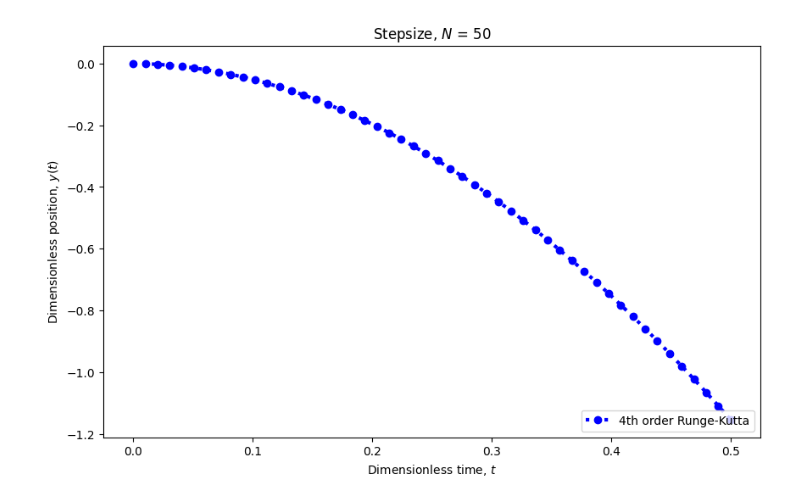
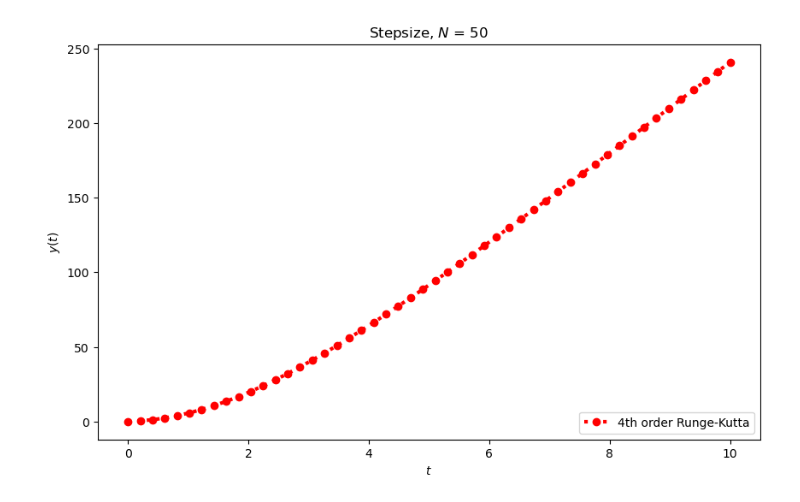
Before and after one commit to emmanuellfc/Tufts, a Jupyter notebook: Spring_2025/Computational_Physics/Runge_Kutta_DEV.ipynb, the cells around one changed output. Drawn from its saved outputs; the diff is of its cells as text; code cells hidden in the pictures.

```diff
--- a/Spring_2025/Computational_Physics/Runge_Kutta_DEV.ipynb
+++ b/Spring_2025/Computational_Physics/Runge_Kutta_DEV.ipynb
@@ -55,7 +8,8 @@ c_d=.45
 rho=1
 area= 1.26*10**-3 #cross sectional area of ping pong ball in m^2
 mass=2.7*10**-3 #mass of ping pong ball in kg
-gamma = .5*(1/mass)*rho*area*c_d
+# gamma = .5*(1/mass)*rho*area*c_d
+gamma = 0.01
 
 def drag(v_):
   """
@@ -67,7 +21,7 @@ def drag(v_):
   g : Float
         Value of g
   """
-  return gamma*np.square(v_) - g
+  return - gamma*np.square(v_) + g
 
 # Implementing solver as a function
 def rk4_drag(f,t0,tN, N):
@@ -98,11 +52,11 @@ solver_drag = rk4_drag(drag,t0,tf, N)
 # %%
 # Plot the solution
 plt.figure(figsize=(10,6))
-plt.plot(solver_drag[0],solver_drag[1],':bo' , linewidth=3.0,label=r'4th order Runge-Kutta')
-plt.ylabel(r'Dimensionless position, $y(t)$')
-plt.xlabel(r'Dimensionless time, $t$')
+plt.plot(solver_drag[0],solver_drag[1],':ro' , linewidth=3.0,label=r'4th order Runge-Kutta')
+plt.ylabel(r'$y(t)$')
+plt.xlabel(r'$t$')
 plt.title(r'Stepsize, $N$ = %i' % 50)
 plt.legend(loc=4)
 plt.show()
 # %% [output]
-[figure, old version]
+[figure, new version]
```
Also changed, not shown: parts of 7 cells of this notebook, 1 other file.
